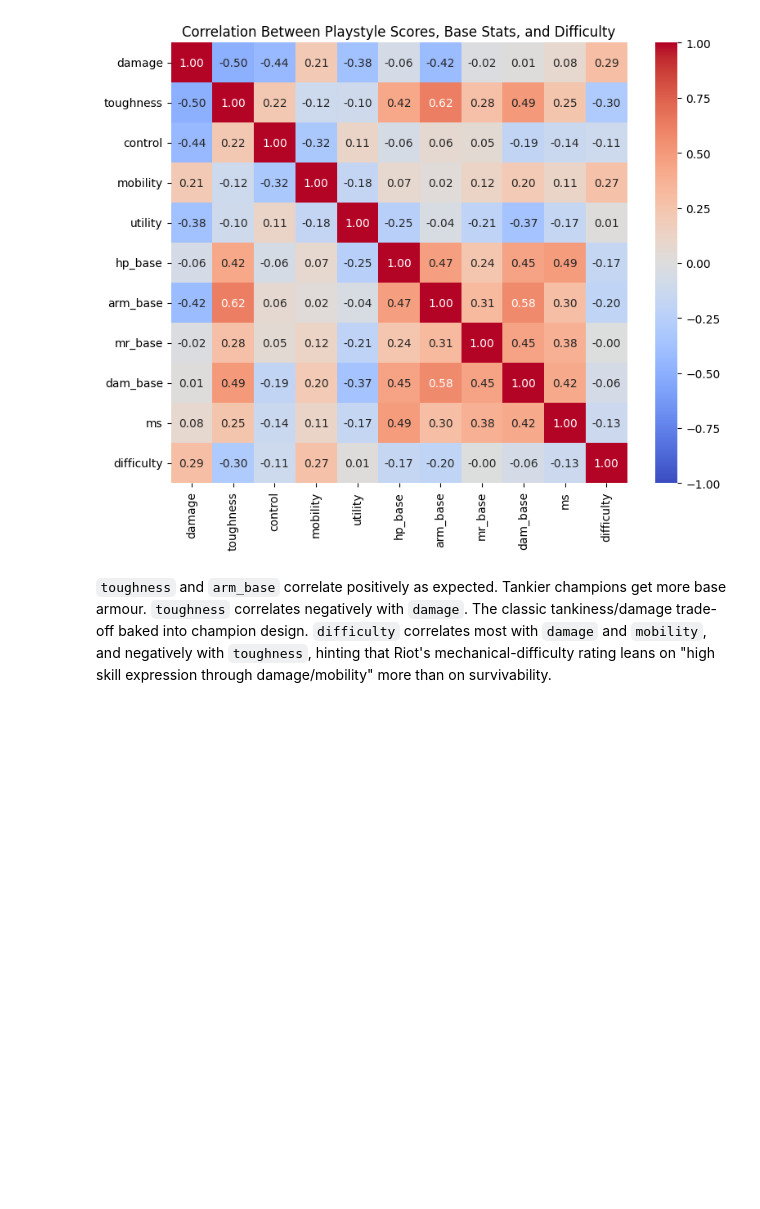
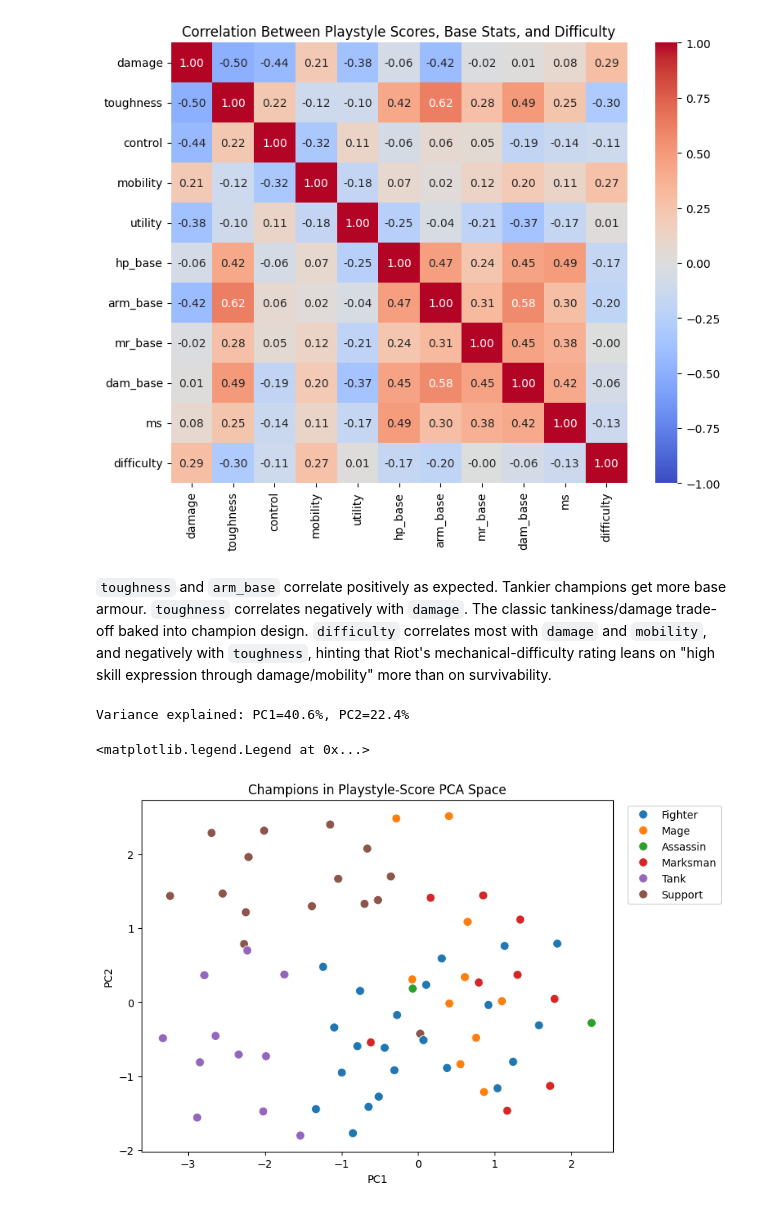
Before and after one commit to medhahegde04/lol-champion-analysis, a Jupyter notebook: notebooks/eda.ipynb, the cells around one changed output. Drawn from its saved outputs; the diff is of its cells as text; code cells hidden in the pictures; blank space fills up the shorter version.

Commit message:
Add PCA playstyle analysis

```diff
--- a/notebooks/eda.ipynb
+++ b/notebooks/eda.ipynb
@@ -569,3 +569,27 @@ sns.heatmap(corr, annot=True, fmt='.2f', cmap='coolwarm', vmin=-1, vmax=1)
 [figure]
 # %% [markdown]
 `toughness` and `arm_base` correlate positively as expected. Tankier champions get more base armour. `toughness` correlates negatively with `damage`. The classic tankiness/damage trade-off baked into champion design. `difficulty` correlates most with `damage` and `mobility`, and negatively with `toughness`, hinting that Riot's mechanical-difficulty rating leans on "high skill expression through damage/mobility" more than on survivability.
+# %%
+from sklearn.preprocessing import StandardScaler
+from sklearn.decomposition import PCA
+
+X = champion_data[playstyle_cols].values
+X_scaled = StandardScaler().fit_transform(X)
+
+pca = PCA(n_components=2, random_state=42)
+pcs = pca.fit_transform(X_scaled)
+champion_data['pc1'] = pcs[:, 0]
+champion_data['pc2'] = pcs[:, 1]
+
+print(f"Variance explained: PC1={pca.explained_variance_ratio_[0]:.1%}, PC2={pca.explained_variance_ratio_[1]:.1%}")
+
+plt.figure(figsize=(8, 6))
+sns.scatterplot(data=champion_data, x='pc1', y='pc2', hue='herotype', palette='tab10', s=70)
+plt.title("Champions in Playstyle-Score PCA Space")
+plt.xlabel('PC1')
+plt.ylabel('PC2')
+plt.legend(bbox_to_anchor=(1.02, 1), loc='upper left')
+# %% [output]
+Variance explained: PC1=40.6%, PC2=22.4%
+<matplotlib.legend.Legend at 0x...>
+[figure, added]
```
